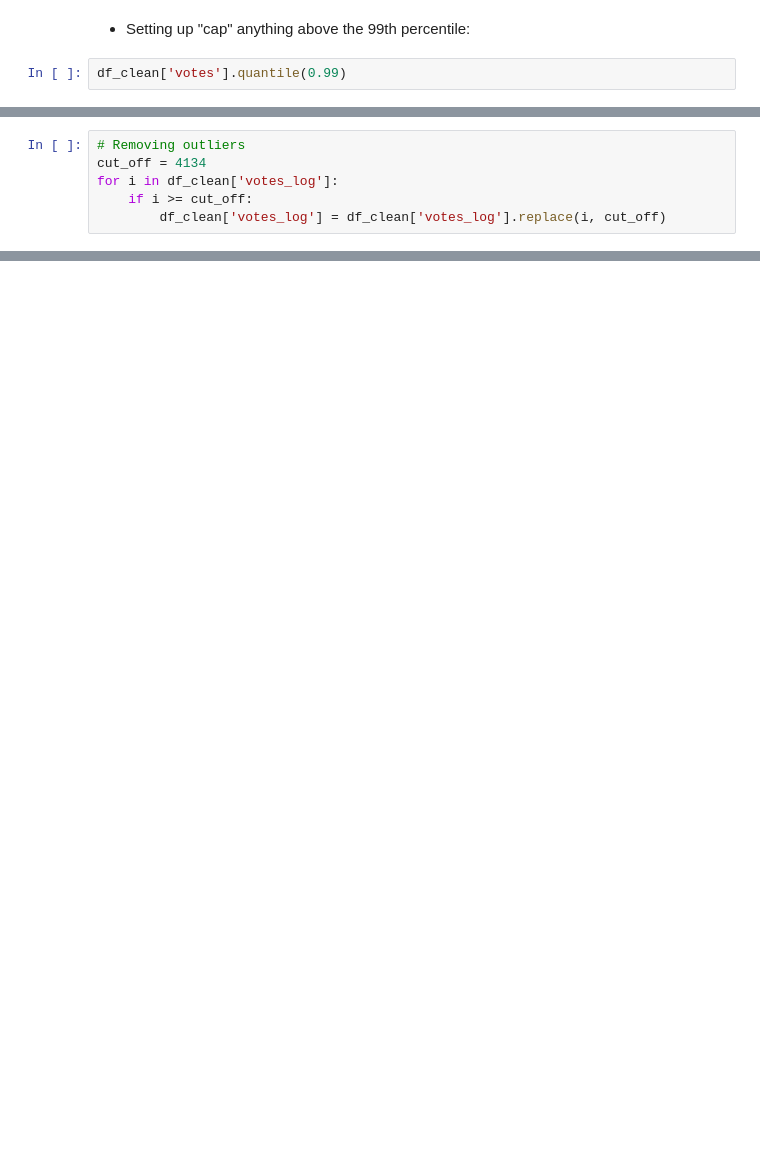
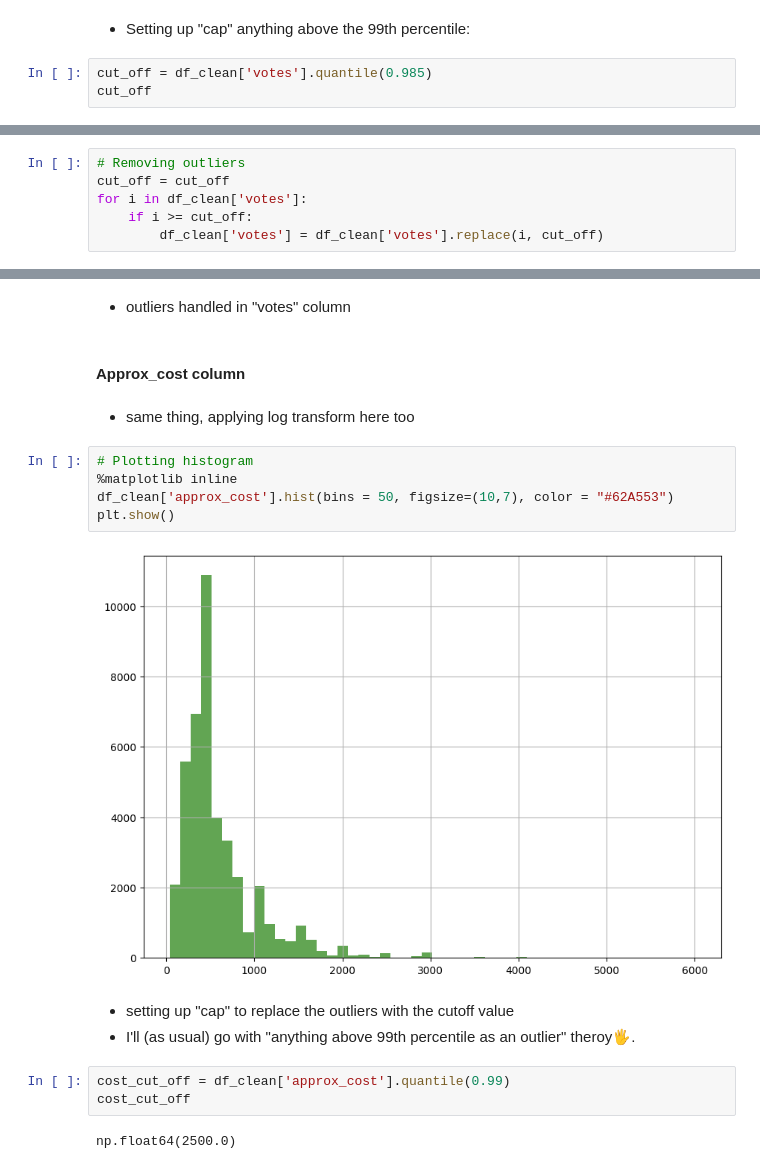
Before and after one commit to bhavbooks/Zomato-Restaurants-Rating-Prediction-, a Jupyter notebook: notebooks/feature_engineering.ipynb, the cells around one changed output, grey strips where cells are left out. Saved outputs shown, nothing was run; the diff lists cells and outputs as text; blank space fills up the shorter version.

```diff
--- a/notebooks/feature_engineering.ipynb
+++ b/notebooks/feature_engineering.ipynb
@@ -187,5 +181,6 @@ df_clean.head(2)
 # %% [markdown]
 - Setting up "cap" anything above the 99th percentile:
 # %%
-df_clean['votes'].quantile(0.99)
+cut_off = df_clean['votes'].quantile(0.985)
+cut_off
 # %% [output]
@@ -193,6 +188,6 @@ np.float64(4134.599999999977)
 # %%
 # Removing outliers
-cut_off = 4134
-for i in df_clean['votes_log']:
+cut_off = cut_off
+for i in df_clean['votes']:
     if i >= cut_off:
-        df_clean['votes_log'] = df_clean['votes_log'].replace(i, cut_off)
+        df_clean['votes'] = df_clean['votes'].replace(i, cut_off)
@@ -210,0 +216,21 @@ From grubbs_test we observe that calculated value is lesser than critical value,
+# %% [markdown]
+- outliers handled in "votes" column
+# %% [markdown]
+#### Approx_cost column
+# %% [markdown]
+- same thing, applying log transform here too
+# %%
+# Plotting histogram
+%matplotlib inline
+df_clean['approx_cost'].hist(bins = 50, figsize=(10,7), color = "#62A553")
+plt.show()
+# %% [output]
+[figure, added]
+# %% [markdown]
+- setting up "cap" to replace the outliers with the cutoff value
+- I'll (as usual) go with "anything above 99th percentile as an outlier" theroy🖐.
+# %%
+cost_cut_off = df_clean['approx_cost'].quantile(0.99)
+cost_cut_off
+# %% [output]
+np.float64(2500.0)
```
Also changed, not shown: parts of 29 cells of this notebook.
